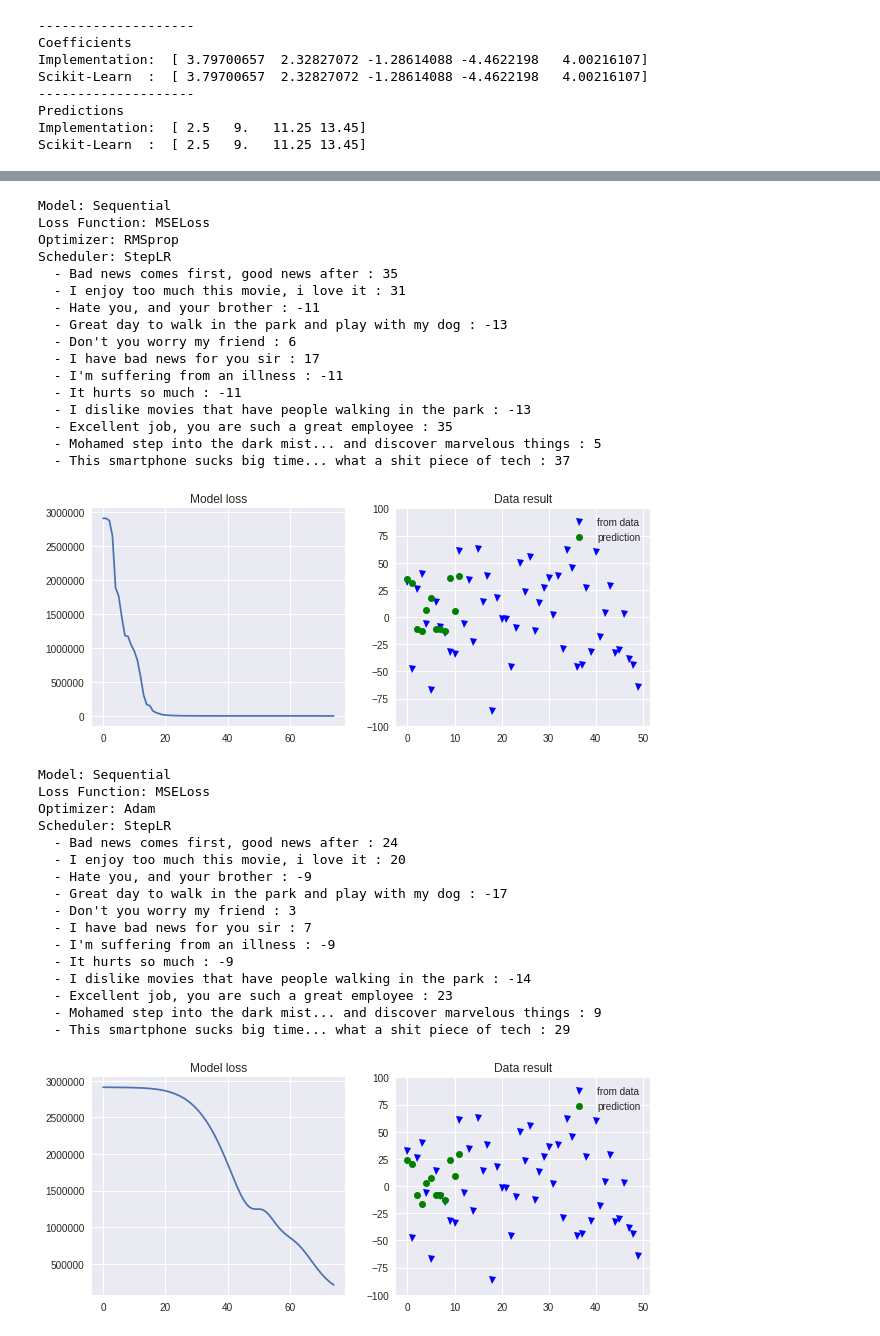
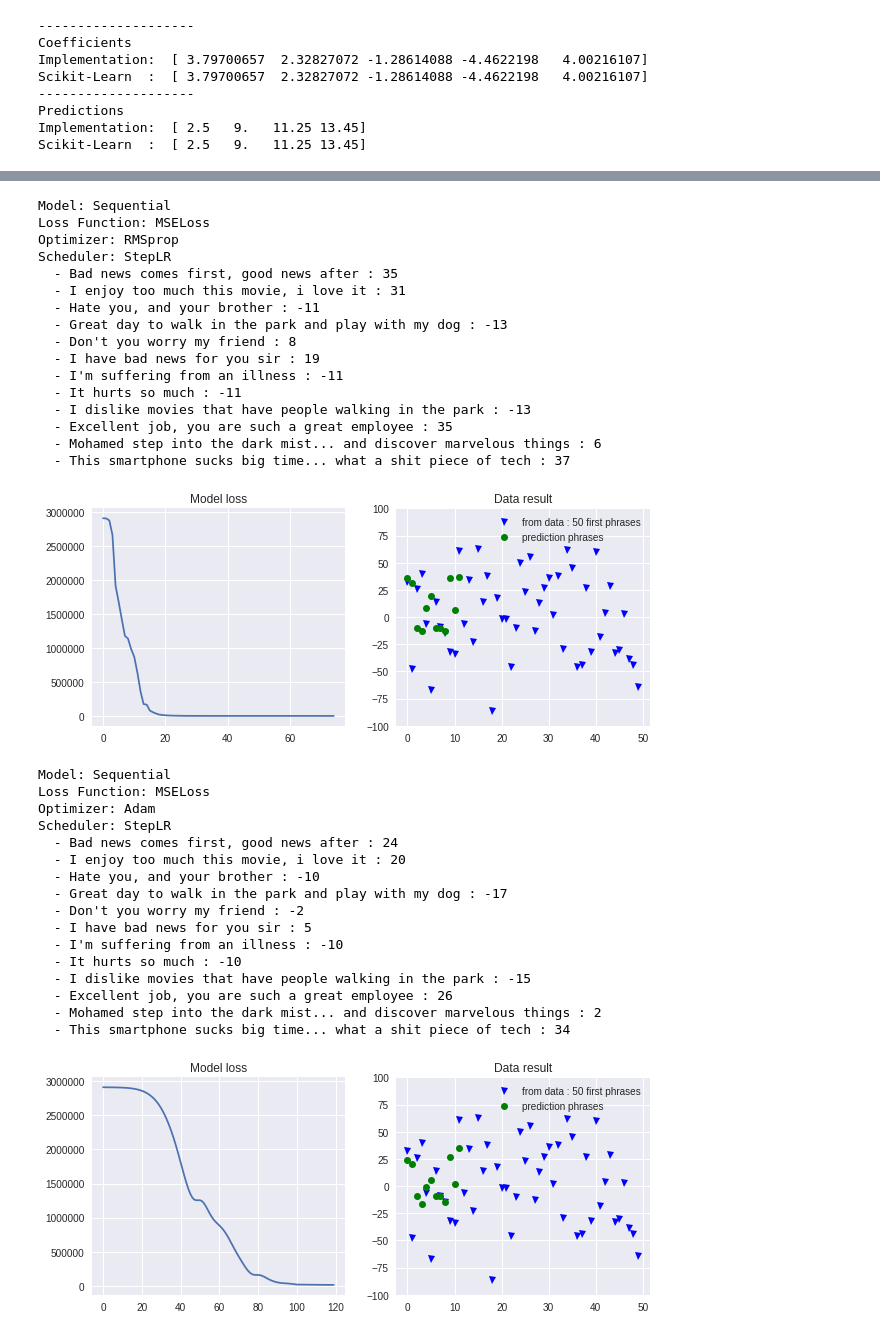
Before and after one commit to edgarbanhesse/ia369y-affective-computing, a Jupyter notebook: T2_Sentiment_Analysis.ipynb, the cells around one changed output, grey strips where cells are left out. Drawn from its saved outputs; the diff is of its cells as text; code cells hidden in the pictures.

```diff
--- a/T2_Sentiment_Analysis.ipynb
+++ b/T2_Sentiment_Analysis.ipynb
@@ -617,8 +672,8 @@ Como métrica de resultado, vamos utilizar  **Root Mean Squared Error** and **Co
 O melhor valor para RMSE é de 0.0, para o R2 seria em torno de 1.0 (valores menores que zero podem representar falhas no modelo).
 # %%
 models = [
-    LinearRegression(),
-    Perceptron(max_iter=15),
+    LinearRegression(n_jobs=2),
+    Perceptron(max_iter=30, n_jobs=2),
     KNeighborsRegressor(),
     BayesianRidge(),
     LinearSVC(),
@@ -758,7 +816,7 @@ def train_and_validate(x, y, z, predict_frases, loss_fn=None, optimizer='RMSprop
     if optimizer == 'Adam':
         optimizer = torch.optim.Adam(model.parameters(), lr=learning_rate)
     elif optimizer == 'Adadelta':
-        optimizer = torch.optim.Adadelta(model.parameters(), lr=learning_rate)
+        optimizer = torch.optim.Adadelta(model.parameters())
     else:
         optimizer = torch.optim.RMSprop(model.parameters(), lr=learning_rate, momentum=.5)
     if scheduler:
@@ -786,24 +844,25 @@ def train_and_validate(x, y, z, predict_frases, loss_fn=None, optimizer='RMSprop
         loss.backward()
         optimizer.step()
 
-    predicted = model.forward(z).data.cpu().numpy()
+    with torch.no_grad():
+        predicted = model(z).data.cpu().numpy()
 
-    # Print predicted values
-    for i, phrase in enumerate(predict_frases):
-        val = np.floor(predicted[i][0]).astype(np.int64)
-        print(f'  - {phrase} : {val}')
+        # Print predicted values
+        for i, phrase in enumerate(predict_frases):
+            val = np.floor(predicted[i][0]).astype(np.int64)
+            print(f'  - {phrase} : {val}')
 
-    # Ploting the model loss
-    plt.figure(figsize=(10, 4))
-    plt.subplot(121)
-    plt.title('Model loss')
-    plt.plot(loss_arr)
-    plt.subplot(122)
-    plt.title('Data result')
-    plt.plot(np.arange(0, 50), y[:50].cpu().numpy(), 'bv', label='from data')
-    plt.ylim([-100, 100])
-    plt.plot(np.array(range(0, len(predicted))), predicted, 'go', label='prediction')
-    plt.ylim([-100, 100])
-    plt.legend()
-    plt.show()
+        # Ploting the model loss
+        plt.figure(figsize=(10, 4))
+        plt.subplot(121)
+        plt.title('Model loss')
+        plt.plot(loss_arr)
+        plt.subplot(122)
+        plt.title('Data result')
+        plt.plot(np.arange(0, 50), y[:50].cpu().numpy(), 'bv', label='from data : 50 first phrases')
+        plt.ylim([-100, 100])
+        plt.plot(np.array(range(0, len(predicted))), predicted, 'go', label='prediction phrases')
+        plt.ylim([-100, 100])
+        plt.legend()
+        plt.show()
 # %% [markdown]
@@ -837,35 +896,35 @@ Scheduler: StepLR
   - I enjoy too much this movie, i love it : 31
   - Hate you, and your brother : -11
   - Great day to walk in the park and play with my dog : -13
-  - Don't you worry my friend : 6
-  - I have bad news for you sir : 17
+  - Don't you worry my friend : 8
+  - I have bad news for you sir : 19
   - I'm suffering from an illness : -11
   - It hurts so much : -11
   - I dislike movies that have people walking in the park : -13
   - Excellent job, you are such a great employee : 35
-  - Mohamed step into the dark mist... and discover marvelous things : 5
+  - Mohamed step into the dark mist... and discover marvelous things : 6
   - This smartphone sucks big time... what a shit piece of tech : 37
-[figure, old version]
+[figure, new version]
 # %%
-train_and_validate(x, y, z, predict_frases, optimizer='Adam', epochs=epochs)
+train_and_validate(x, y, z, predict_frases, optimizer='Adam', epochs=120)
 # %% [output]
 Model: Sequential
 Loss Function: MSELoss
 Optimizer: Adam
 Scheduler: StepLR
   - Bad news comes first, good news after : 24
   - I enjoy too much this movie, i love it : 20
-  - Hate you, and your brother : -9
+  - Hate you, and your brother : -10
   - Great day to walk in the park and play with my dog : -17
-  - Don't you worry my friend : 3
-  - I have bad news for you sir : 7
-  - I'm suffering from an illness : -9
-  - It hurts so much : -9
-  - I dislike movies that have people walking in the park : -14
-  - Excellent job, you are such a great employee : 23
-  - Mohamed step into the dark mist... and discover marvelous things : 9
-  - This smartphone sucks big time... what a shit piece of tech : 29
+  - Don't you worry my friend : -2
+  - I have bad news for you sir : 5
+  - I'm suffering from an illness : -10
+  - It hurts so much : -10
+  - I dislike movies that have people walking in the park : -15
+  - Excellent job, you are such a great employee : 26
+  - Mohamed step into the dark mist... and discover marvelous things : 2
+  - This smartphone sucks big time... what a shit piece of tech : 34
-[figure, old version]
+[figure, new version]
 # %%
 train_and_validate(x, y, z, predict_frases, optimizer='Adadelta', epochs=epochs)
 # %% [output]
```
Also changed, not shown: parts of 64 cells of this notebook.
